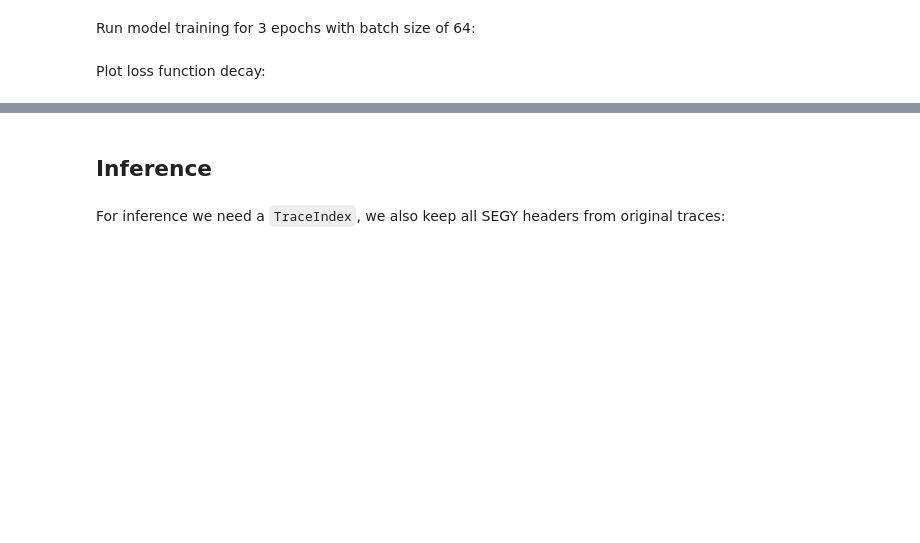
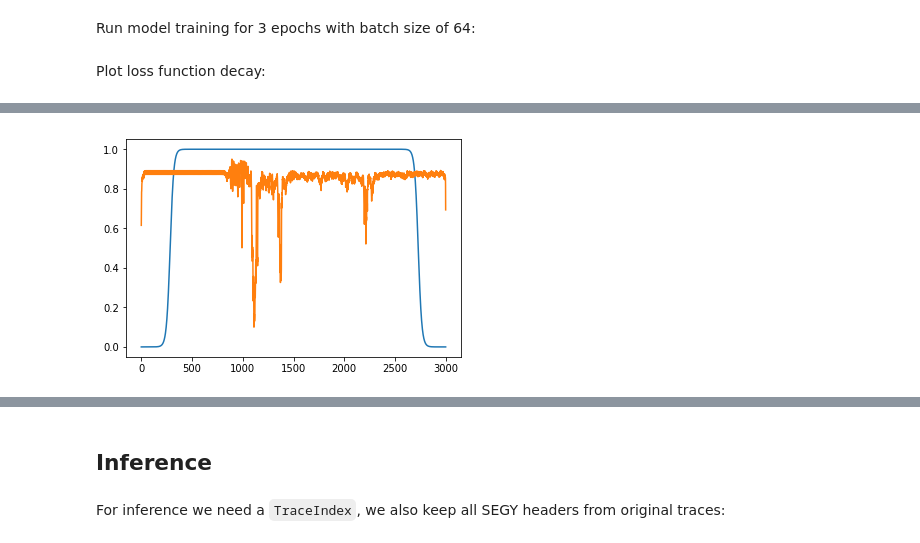
Before and after one commit to sadaqatali2027/SeismicPro-1, a Jupyter notebook: models/Ground-roll_attenuation/Attention_model/model_description.ipynb, the cells around one changed output, grey strips where cells are left out. Cells and saved outputs as stored; diff of their text form; code cells hidden in the pictures; blank space fills up the shorter version.

```diff
--- a/models/Ground-roll_attenuation/Attention_model/model_description.ipynb
+++ b/models/Ground-roll_attenuation/Attention_model/model_description.ipynb
@@ -153,0 +233,4 @@ plt.show()
+# %%
+plt.plot(np.vstack([att[2000], att_raw[2000]]).T);
+# %% [output]
+[figure, added]
```
Also changed, not shown: parts of 18 cells of this notebook, 1 other file.
